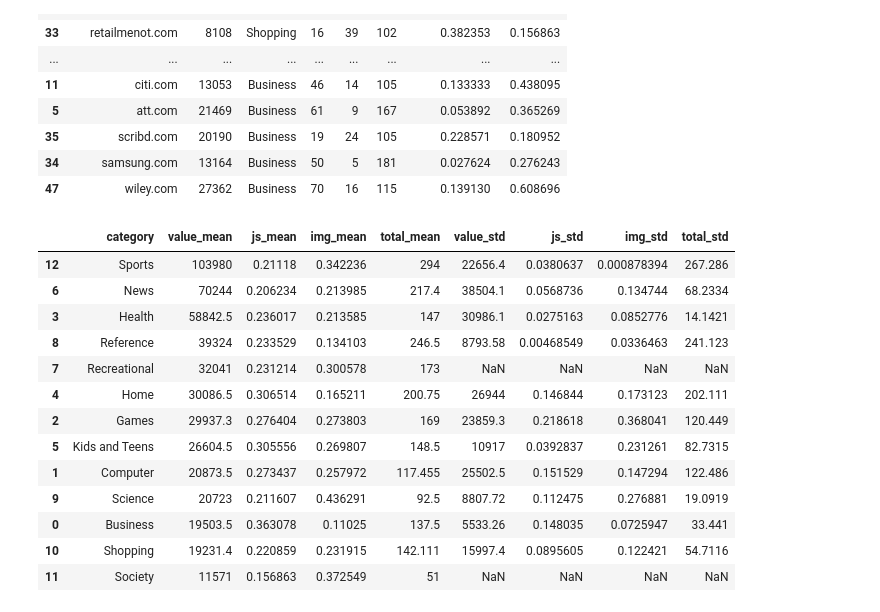
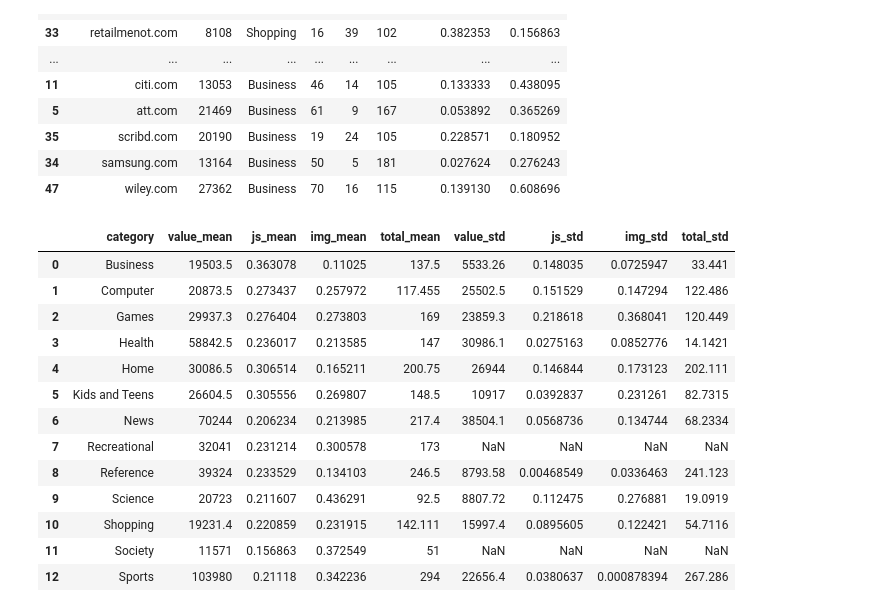
Before and after one commit to agarwal1510/webgaze-523, a Jupyter notebook: Alexa_Category_based_analysis.ipynb, the cells around one changed output. Cells and saved outputs as stored; diff of their text form; code cells hidden in the pictures.

```diff
--- a/Alexa_Category_based_analysis.ipynb
+++ b/Alexa_Category_based_analysis.ipynb
@@ -92,47 +92,47 @@ for index,row in df_median.iterrows():
     df_median_new.loc[df_median_new.category == row['category'], 'total_mean']=row['total']
 
 
 df_mobile = df_scroll_mobile.groupby(['category'], as_index = False).agg(np.std, ddof=1)
 df_implicit = df_scroll_implicit.groupby(['category'], as_index = False).agg(np.std, ddof=1)
 df_median = df_scroll_median.groupby(['category'], as_index = False).agg(np.std, ddof=1)
 
 
 for index,row in df_mobile.iterrows():
     df_mobile_new.loc[df_mobile_new.category == row['category'], 'img_std']=row['image_percent']
     df_mobile_new.loc[df_mobile_new.category == row['category'], 'js_std']=row['js_percent']
     df_mobile_new.loc[df_mobile_new.category == row['category'], 'value_std']=row['value']
     df_mobile_new.loc[df_mobile_new.category == row['category'], 'total_std']=row['total']
 
 for index,row in df_implicit.iterrows():
     df_implicit_new.loc[df_implicit_new.category == row['category'], 'img_std']=row['image_percent']
     df_implicit_new.loc[df_implicit_new.category == row['category'], 'js_std']=row['js_percent']
     df_implicit_new.loc[df_implicit_new.category == row['category'], 'value_std']=row['value']
     df_implicit_new.loc[df_implicit_new.category == row['category'], 'total_std']=row['total']
 
 for index,row in df_median.iterrows():
     df_median_new.loc[df_median_new.category == row['category'], 'img_std']=row['image_percent']
     df_median_new.loc[df_median_new.category == row['category'], 'js_std']=row['js_percent']
     df_median_new.loc[df_median_new.category == row['category'], 'value_std']=row['value']
     df_median_new.loc[df_median_new.category == row['category'], 'total_std']=row['total']
 
 #print (df_mobile)
-df_mobile_new = df_mobile_new.sort_values('value_mean', ascending=False)
+#df_mobile_new = df_mobile_new.sort_values('value_mean', ascending=False)
 df_mobile_new
 # %% [output]
 |  | category | value_mean | js_mean | img_mean | total_mean | value_std | js_std | img_std | total_std |
-| 12 | Sports | 103980 | 0.21118 | 0.342236 | 294 | 22656.4 | 0.0380637 | 0.000878394 | 267.286 |
+| 0 | Business | 19503.5 | 0.363078 | 0.11025 | 137.5 | 5533.26 | 0.148035 | 0.0725947 | 33.441 |
+| 1 | Computer | 20873.5 | 0.273437 | 0.257972 | 117.455 | 25502.5 | 0.151529 | 0.147294 | 122.486 |
+| 2 | Games | 29937.3 | 0.276404 | 0.273803 | 169 | 23859.3 | 0.218618 | 0.368041 | 120.449 |
+| 3 | Health | 58842.5 | 0.236017 | 0.213585 | 147 | 30986.1 | 0.0275163 | 0.0852776 | 14.1421 |
+| 4 | Home | 30086.5 | 0.306514 | 0.165211 | 200.75 | 26944 | 0.146844 | 0.173123 | 202.111 |
+| 5 | Kids and Teens | 26604.5 | 0.305556 | 0.269807 | 148.5 | 10917 | 0.0392837 | 0.231261 | 82.7315 |
 | 6 | News | 70244 | 0.206234 | 0.213985 | 217.4 | 38504.1 | 0.0568736 | 0.134744 | 68.2334 |
-| 3 | Health | 58842.5 | 0.236017 | 0.213585 | 147 | 30986.1 | 0.0275163 | 0.0852776 | 14.1421 |
+| 7 | Recreational | 32041 | 0.231214 | 0.300578 | 173 | NaN | NaN | NaN | NaN |
 | 8 | Reference | 39324 | 0.233529 | 0.134103 | 246.5 | 8793.58 | 0.00468549 | 0.0336463 | 241.123 |
-| 7 | Recreational | 32041 | 0.231214 | 0.300578 | 173 | NaN | NaN | NaN | NaN |
-| 4 | Home | 30086.5 | 0.306514 | 0.165211 | 200.75 | 26944 | 0.146844 | 0.173123 | 202.111 |
-| 2 | Games | 29937.3 | 0.276404 | 0.273803 | 169 | 23859.3 | 0.218618 | 0.368041 | 120.449 |
-| 5 | Kids and Teens | 26604.5 | 0.305556 | 0.269807 | 148.5 | 10917 | 0.0392837 | 0.231261 | 82.7315 |
-| 1 | Computer | 20873.5 | 0.273437 | 0.257972 | 117.455 | 25502.5 | 0.151529 | 0.147294 | 122.486 |
 | 9 | Science | 20723 | 0.211607 | 0.436291 | 92.5 | 8807.72 | 0.112475 | 0.276881 | 19.0919 |
-| 0 | Business | 19503.5 | 0.363078 | 0.11025 | 137.5 | 5533.26 | 0.148035 | 0.0725947 | 33.441 |
 | 10 | Shopping | 19231.4 | 0.220859 | 0.231915 | 142.111 | 15997.4 | 0.0895605 | 0.122421 | 54.7116 |
 | 11 | Society | 11571 | 0.156863 | 0.372549 | 51 | NaN | NaN | NaN | NaN |
+| 12 | Sports | 103980 | 0.21118 | 0.342236 | 294 | 22656.4 | 0.0380637 | 0.000878394 | 267.286 |
 # %%
 # df_median_new = df_median_new.sort_values('value_mean', ascending=False)
 # df_median_new
```
Also changed, not shown: parts of 2 cells of this notebook.
